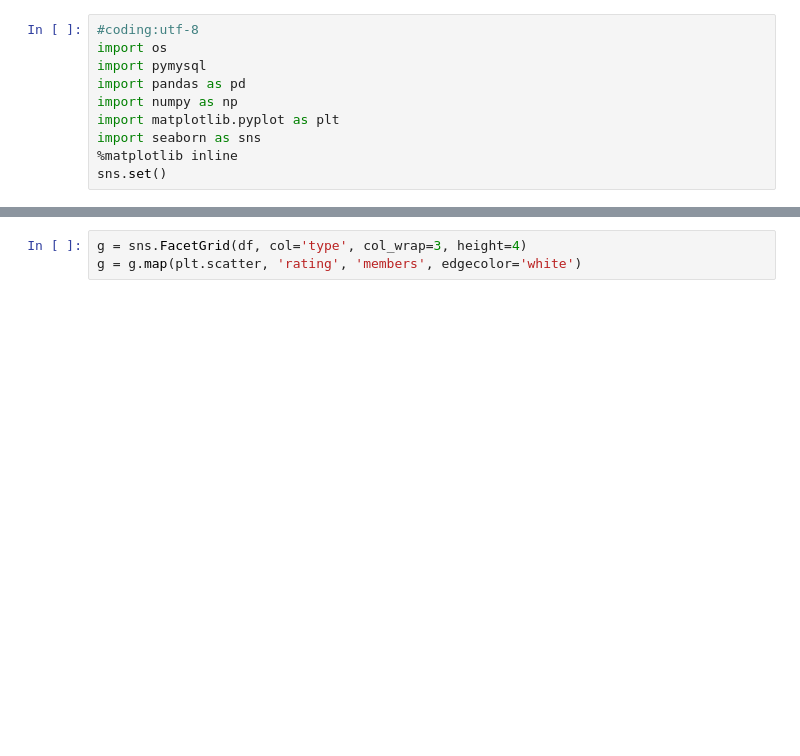
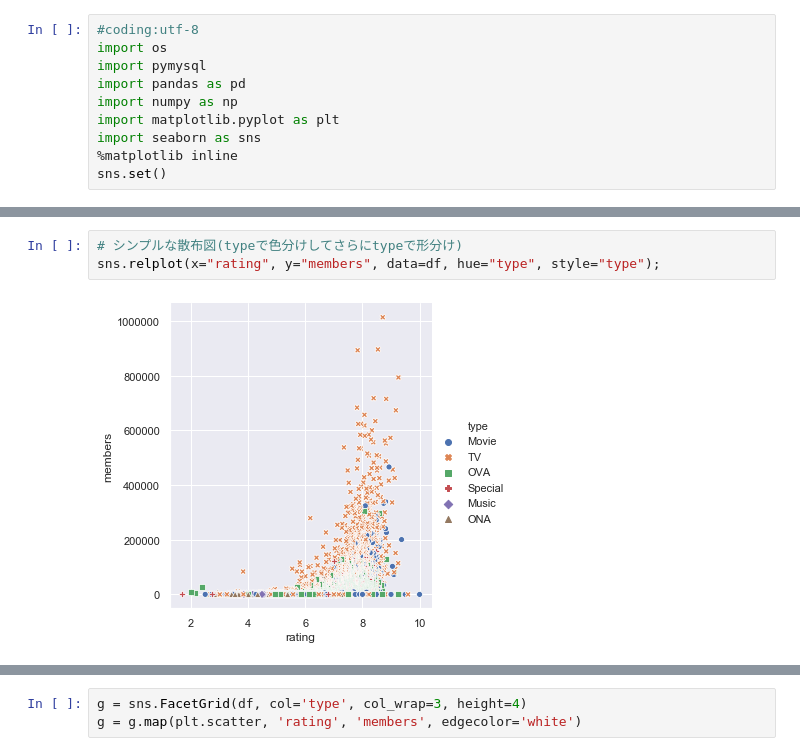
Before and after one commit to yukimura1227/trainings, a Jupyter notebook: jupyter_training/seaborn_sample/seaborn_sample.ipynb, the cells around one changed output, grey strips where cells are left out. Saved outputs shown, nothing was run; the diff lists cells and outputs as text; blank space fills up the shorter version.

```diff
--- a/jupyter_training/seaborn_sample/seaborn_sample.ipynb
+++ b/jupyter_training/seaborn_sample/seaborn_sample.ipynb
@@ -23,0 +45,5 @@ df.head()
+# %%
+# シンプルな散布図(typeで色分けしてさらにtypeで形分け)
+sns.relplot(x="rating", y="members", data=df, hue="type", style="type");
+# %% [output]
+[figure, added]
```
Also changed, not shown: parts of 7 cells of this notebook.
